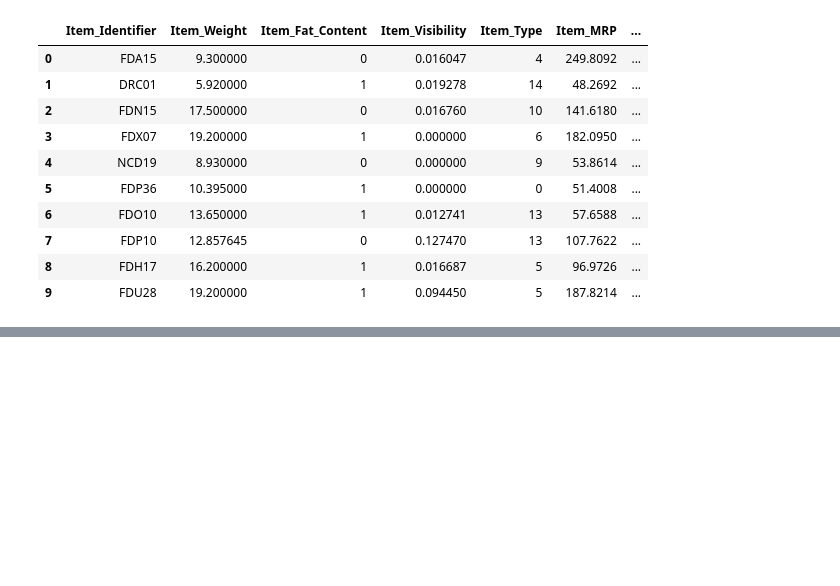
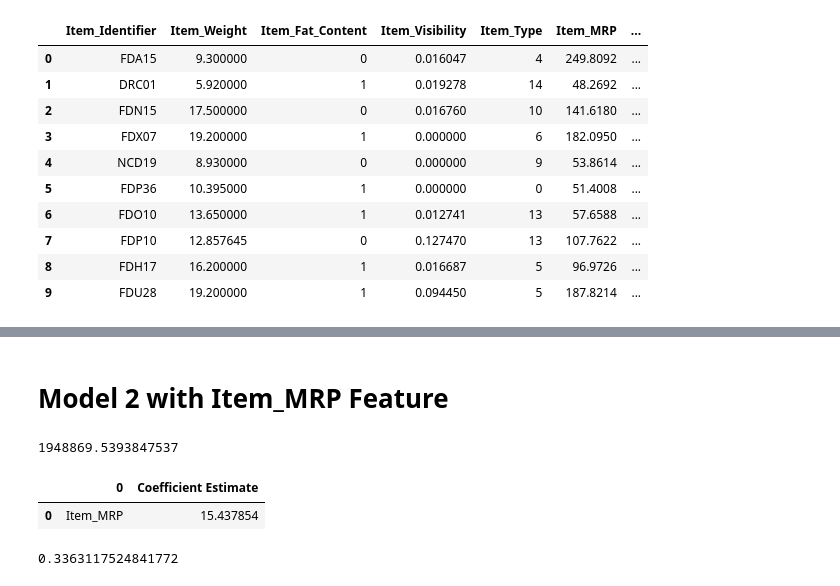
Before and after one commit to ghamanjain/Big-Mart-Sales, a Jupyter notebook: Big_Mart_Sales_Analysis.ipynb, the cells around one changed output, grey strips where cells are left out. Saved outputs shown, nothing was run; the diff lists cells and outputs as text; code cells hidden in the pictures; blank space fills up the shorter version.

Commit message:
Model 2 with Item MRP

```diff
--- a/Big_Mart_Sales_Analysis.ipynb
+++ b/Big_Mart_Sales_Analysis.ipynb
@@ -273,0 +274,29 @@ coeff
+# %% [markdown]
+# Model 2 with Item_MRP Feature
+# %%
+from pandas import Series, DataFrame
+from sklearn.model_selection import train_test_split
+train=pd.read_csv('train.csv')
+#test=pd.read_csv('test.csv')
+from sklearn.linear_model import LinearRegression
+lreg=LinearRegression()
+X=train.loc[:,['Item_MRP']]
+x_train,x_cv,y_train,y_cv=train_test_split(X,train.Item_Outlet_Sales) #Splitting into train and cv for further operations
+lreg.fit(x_train,y_train) #training the model
+pred=lreg.predict(x_cv) #for prediction using cv
+mse=np.mean((pred-y_cv)**2) #Calculation of mse
+mse
+# %% [output]
+1948869.5393847537
+# %%
+coeff = DataFrame(x_train.columns)
+coeff['Coefficient Estimate']=Series(lreg.coef_)  #Calculation of coefficient
+coeff
+# %% [output]
+|  | 0 | Coefficient Estimate |
+| 0 | Item_MRP | 15.437854 |
+# %%
+# calculating r-square
+lreg.score(x_cv,y_cv)
+# %% [output]
+0.3363117524841772
```
Also changed, not shown: parts of 26 cells of this notebook.
